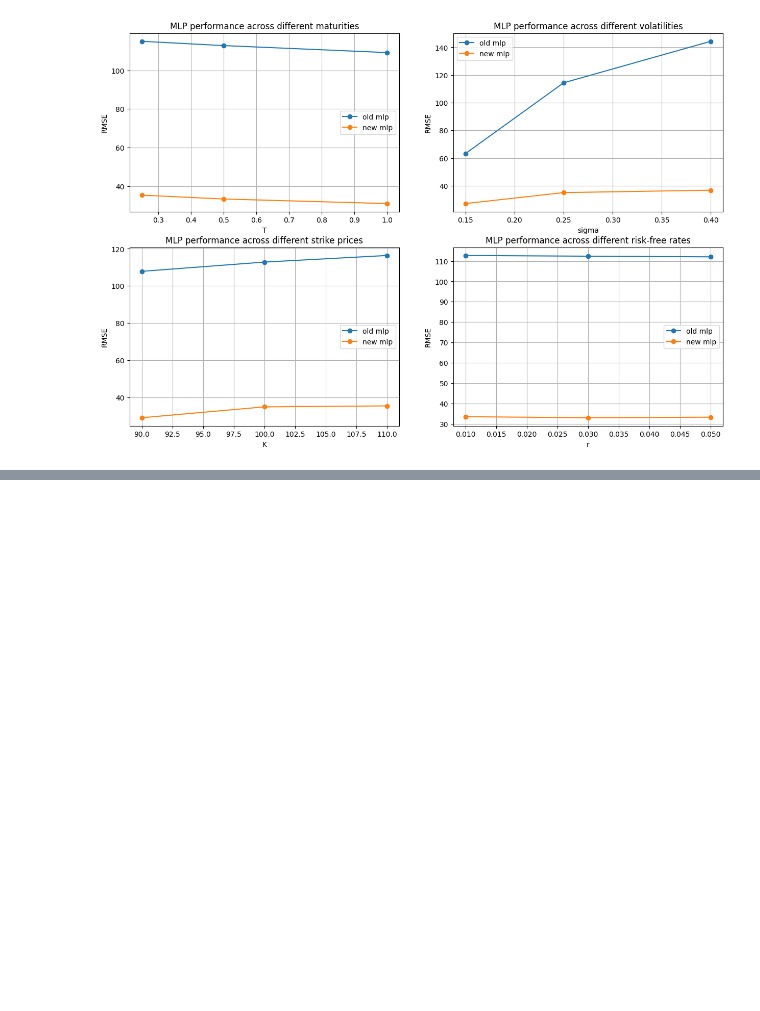
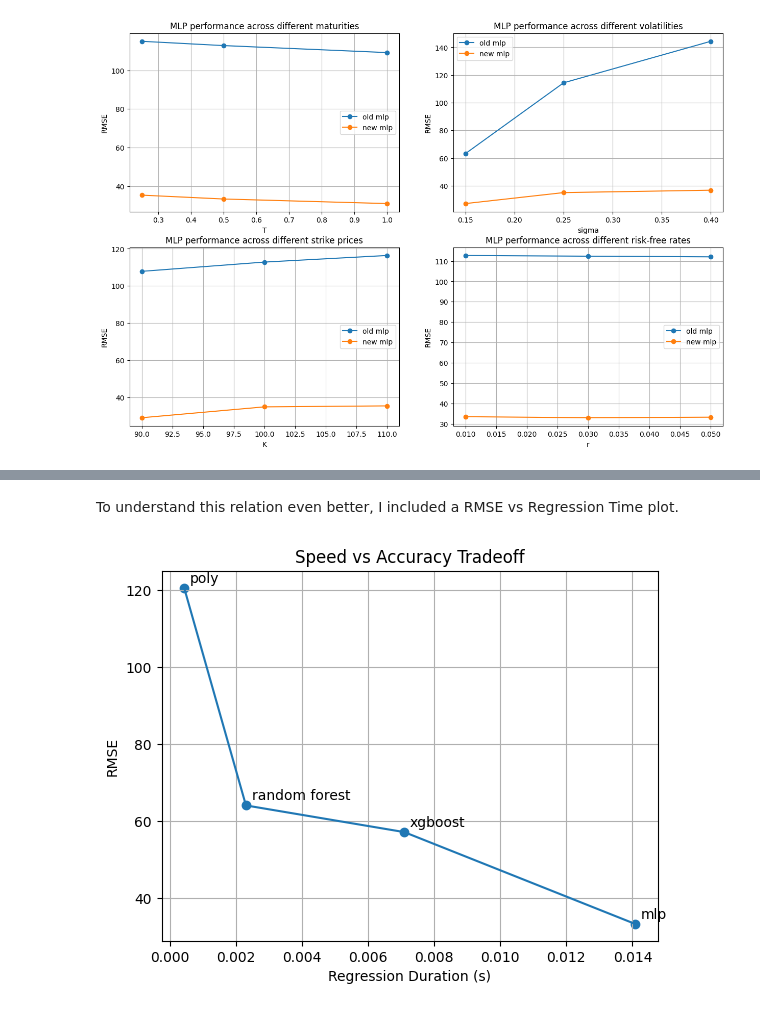
Before and after one commit to akhan531/Monte-Carlo-Option-Pricing-Engine, a Jupyter notebook: notebook.ipynb, the cells around one changed output, grey strips where cells are left out. Saved outputs shown, nothing was run; the diff lists cells and outputs as text; code cells hidden in the pictures; blank space fills up the shorter version.

Commit message:
speed vs accuracy tradeoffs

```diff
--- a/notebook.ipynb
+++ b/notebook.ipynb
@@ -1410,0 +1504,27 @@ plt.show()
+# %%
+time_data = pd.DataFrame(
+    columns=['Model', 'Absolute Error', 'Training Time', 'Prediction Time']
+)
+
+for T, sigma, K, r in (list(product(test_T, test_sigma, test_K, test_r))):
+    binomial_price = binomial_tree(S0, r, sigma, T, K, n_timesteps, option_type)
+    for model in test_models:
+        model_price, train_time, pred_time = longstaff_schwartz_time(S0, r, sigma, T, K, n_trials, n_timesteps, option_type, model)
+        abs_error = abs(model_price-binomial_price)
+        time_data.loc[len(time_data)] = [model, abs_error, train_time, pred_time]
+
+speed_results = pd.DataFrame(
+    columns=['Model', 'RMSE', 'Average Training Time per Timestep', 'Average Prediction Time per Timestep', 'Average Total Regression Time per Timestep']
+)
+
+for model in test_models:
+    model_data = time_data[time_data['Model'] == model]
+    rmse = RMSE(model_data['Absolute Error'])
+    train_time = model_data['Training Time'].mean()
+    pred_time = model_data['Prediction Time'].mean()
+    ml_time = (model_data['Training Time'] + model_data['Prediction Time']).mean()
+    speed_results.loc[len(speed_results)] = [model, rmse, train_time, pred_time, ml_time]
+
+speed_results['Ranking'] = speed_results['Average Total Regression Time per Timestep'].rank(ascending=True).astype(int)
+
+speed_results
@@ -1410,0 +1537,14 @@ plt.show()
+# %% [markdown]
+To understand this relation even better, I included a RMSE vs Regression Time plot.
+# %%
+plt.plot(speed_results['Average Total Regression Time per Timestep'], speed_results['RMSE'])
+plt.scatter(speed_results['Average Total Regression Time per Timestep'], speed_results['RMSE'])
+for i, row in speed_results.iterrows():
+    plt.annotate(row['Model'], (row['Average Total Regression Time per Timestep'], row['RMSE']), xytext=(4, 4), textcoords='offset points')
+plt.xlabel('Regression Duration (s)')
+plt.ylabel('RMSE')
+plt.title('Speed vs Accuracy Tradeoff')
+plt.grid(True)
+plt.show()
+# %% [output]
+[figure, added]
```
Also changed, not shown: parts of 34 cells of this notebook.
